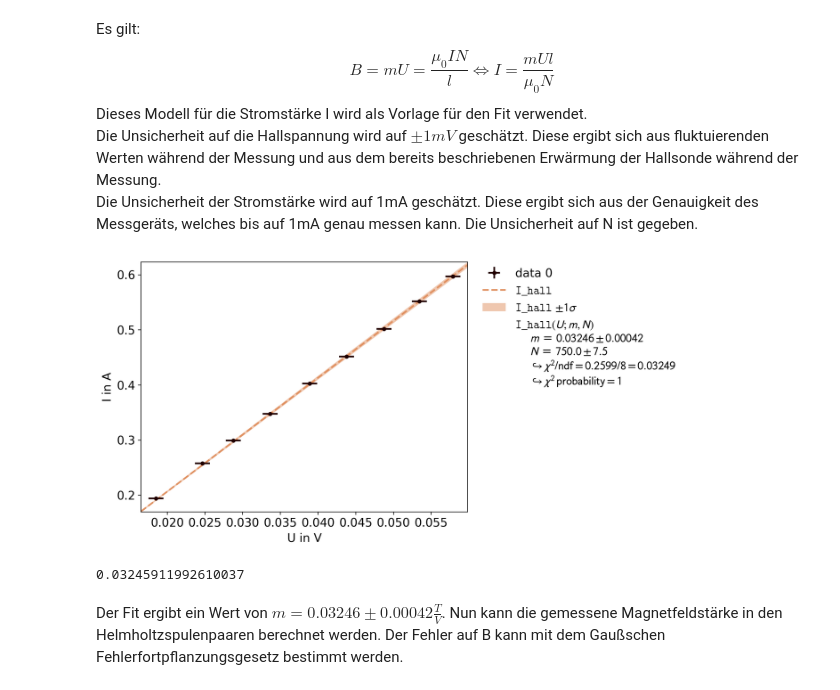
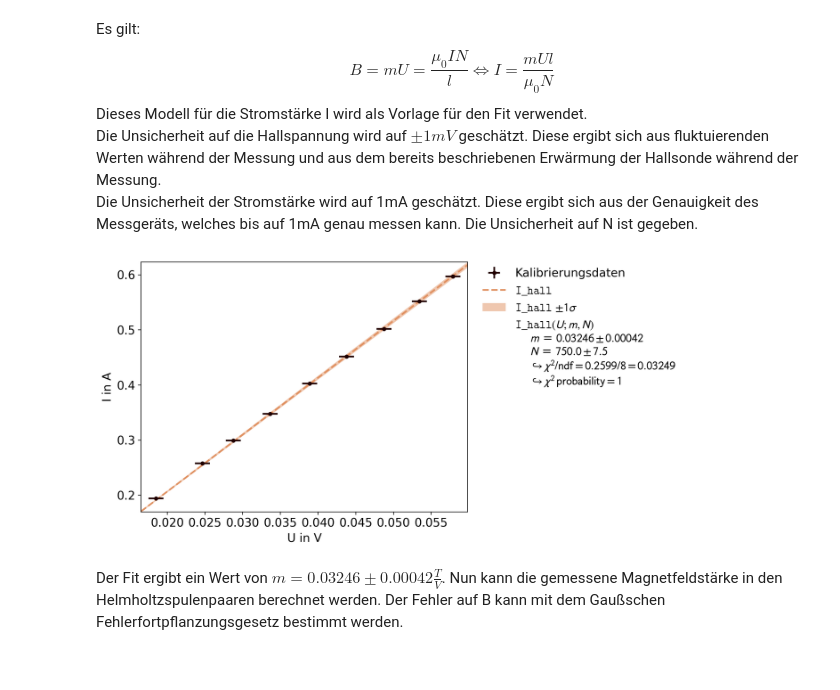
Before and after one commit to martin8ner/P1, a Jupyter notebook: Spezifische_Ladung_des_Elektrons/Mo01_Spezifische_Ladung_des_Elektrons.ipynb, the cells around one changed output. Cells and saved outputs as stored; diff of their text form; code cells hidden in the pictures.

```diff
--- a/Spezifische_Ladung_des_Elektrons/Mo01_Spezifische_Ladung_des_Elektrons.ipynb
+++ b/Spezifische_Ladung_des_Elektrons/Mo01_Spezifische_Ladung_des_Elektrons.ipynb
@@ -169,32 +171,32 @@ Die Unsicherheit der Stromstärke wird auf 1mA geschätzt. Diese ergibt sich aus
 # %%
 def I_hall(U, m, N):
     l = 0.3
     return m * U / (mu * N) * l
 I_error = 0.001
 U_error = 0.001
 N_error = 0.01 # relative
 fit = kafe2.XYFit(xy_data=[-U_cal * 10**(-3), I_cal], model_function=I_hall)
 fit.add_error(axis='y', err_val=I_error)
 fit.add_error(axis='x', err_val=U_error)
 
 fit.add_parameter_constraint(name='N',   value=750,   uncertainty=N_error, relative=True)
 
 fit.do_fit()
 plot = kafe2.Plot(fit)
 plot.x_label="U in V"
 plot.y_label="I in A"
+plot.customize('data', 'label', [(0, "Kalibrierungsdaten")])
 plot.plot()
 
 plot.show()
 
 par_vals = fit.parameter_values
 par_err = fit.parameter_errors
 m = par_vals[0]
 m_err = par_err[0]
-print(m)
+#print(m)
 # %% [output]
-[figure, old version]
+[figure, new version]
-0.03245911992610037
 # %% [markdown]
 Der Fit ergibt ein Wert von $m = 0.03246\pm 0.00042 \frac{T}{V}$. Nun kann die gemessene Magnetfeldstärke in den Helmholtzspulenpaaren berechnet werden. Der Fehler auf B kann mit dem Gaußschen Fehlerfortpflanzungsgesetz bestimmt werden.
 # %%
```
Also changed, not shown: parts of 16 cells of this notebook, 6 other files.
